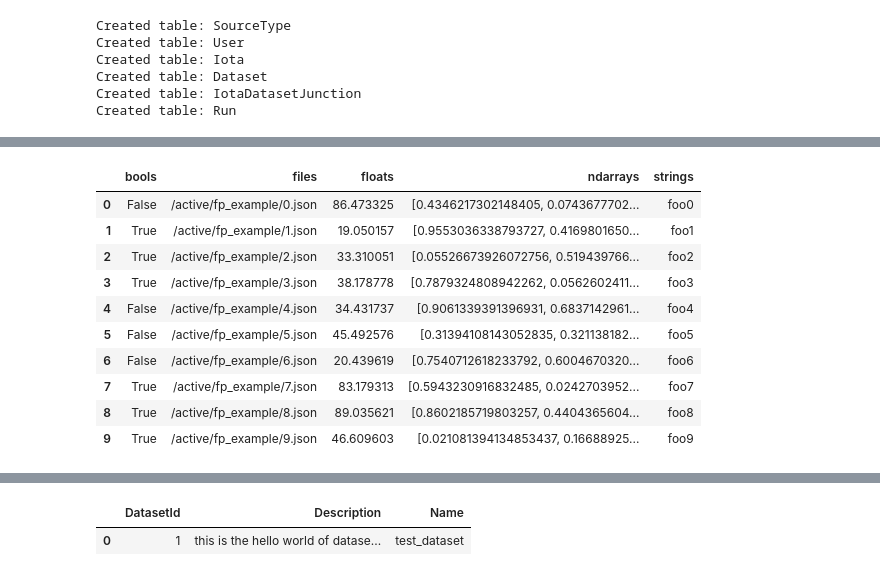
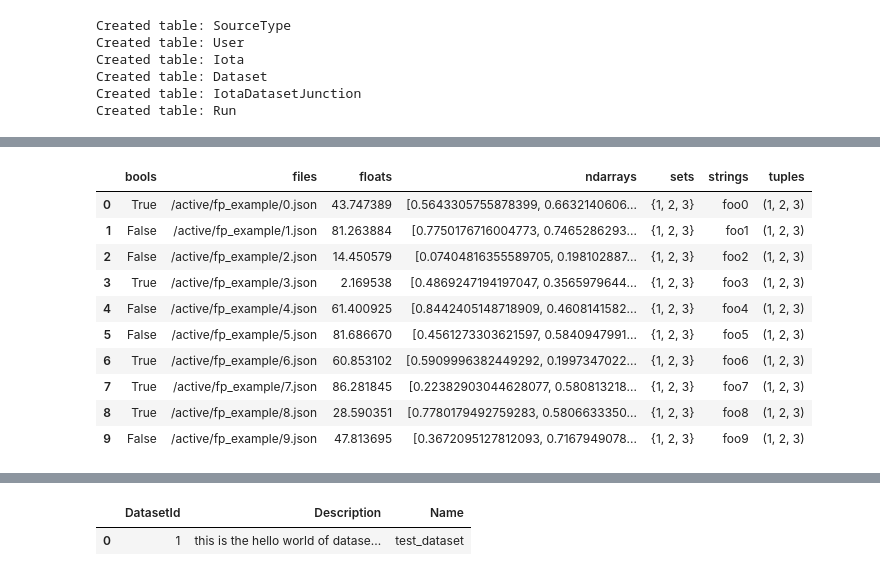
Before and after one commit to AllenCellModeling/datasetdatabase, a Jupyter notebook: examples/upload_and_get_dataset.ipynb, the cells around one changed output, grey strips where cells are left out. Drawn from its saved outputs; the diff is of its cells as text; code cells hidden in the pictures.

```diff
--- a/examples/upload_and_get_dataset.ipynb
+++ b/examples/upload_and_get_dataset.ipynb
@@ -37,35 +47,37 @@ Created table: Run
 # %%
 # create test upload dataset
 fp_ex = pathlib.Path("/active/fp_example/")
 if not os.path.exists(fp_ex):
     os.makedirs(fp_ex)
 
 test = []
 for i in range(10):
     fp =  fp_ex / (str(i) + ".json")
     with open(fp, "w") as write_out:
         json.dump({"hello": "world"}, write_out)
 
     d = {}
     d["strings"] = "foo" + str(i)
     d["bools"] = np.random.rand() < 0.5
     d["floats"] = np.random.rand() * 100
     d["ndarrays"] = np.random.rand(2)
+    d["tuples"] = tuple([1, 2, 3])
+    d["sets"] = set([1, 2, 3, 3, 3])
     d["files"] = str(fp)
     test.append(d)
 
 test = pd.DataFrame(test)
 test.to_csv(fp_ex / "example.csv")
 test
 # %% [output]
-|  | bools | files | floats | ndarrays | strings |
-| 0 | False | /active/fp_example/0.json | 86.473325 | [0.4346217302148405, 0.0743677702... | foo0 |
-| 1 | True | /active/fp_example/1.json | 19.050157 | [0.9553036338793727, 0.4169801650... | foo1 |
-| 2 | True | /active/fp_example/2.json | 33.310051 | [0.05526673926072756, 0.519439766... | foo2 |
-| 3 | True | /active/fp_example/3.json | 38.178778 | [0.7879324808942262, 0.0562602411... | foo3 |
-| 4 | False | /active/fp_example/4.json | 34.431737 | [0.9061339391396931, 0.6837142961... | foo4 |
-| 5 | False | /active/fp_example/5.json | 45.492576 | [0.31394108143052835, 0.321138182... | foo5 |
-| 6 | False | /active/fp_example/6.json | 20.439619 | [0.7540712618233792, 0.6004670320... | foo6 |
-| 7 | True | /active/fp_example/7.json | 83.179313 | [0.5943230916832485, 0.0242703952... | foo7 |
-| 8 | True | /active/fp_example/8.json | 89.035621 | [0.8602185719803257, 0.4404365604... | foo8 |
-| 9 | True | /active/fp_example/9.json | 46.609603 | [0.021081394134853437, 0.16688925... | foo9 |
+|  | bools | files | floats | ndarrays | sets | strings | tuples |
+| 0 | True | /active/fp_example/0.json | 43.747389 | [0.5643305755878399, 0.6632140606... | {1, 2, 3} | foo0 | (1, 2, 3) |
+| 1 | False | /active/fp_example/1.json | 81.263884 | [0.7750176716004773, 0.7465286293... | {1, 2, 3} | foo1 | (1, 2, 3) |
+| 2 | False | /active/fp_example/2.json | 14.450579 | [0.07404816355589705, 0.198102887... | {1, 2, 3} | foo2 | (1, 2, 3) |
+| 3 | True | /active/fp_example/3.json | 2.169538 | [0.4869247194197047, 0.3565979644... | {1, 2, 3} | foo3 | (1, 2, 3) |
+| 4 | False | /active/fp_example/4.json | 61.400925 | [0.8442405148718909, 0.4608141582... | {1, 2, 3} | foo4 | (1, 2, 3) |
+| 5 | False | /active/fp_example/5.json | 81.686670 | [0.4561273303621597, 0.5840947991... | {1, 2, 3} | foo5 | (1, 2, 3) |
+| 6 | True | /active/fp_example/6.json | 60.853102 | [0.5909996382449292, 0.1997347022... | {1, 2, 3} | foo6 | (1, 2, 3) |
+| 7 | True | /active/fp_example/7.json | 86.281845 | [0.22382903044628077, 0.580813218... | {1, 2, 3} | foo7 | (1, 2, 3) |
+| 8 | True | /active/fp_example/8.json | 28.590351 | [0.7780179492759283, 0.5806633350... | {1, 2, 3} | foo8 | (1, 2, 3) |
+| 9 | False | /active/fp_example/9.json | 47.813695 | [0.3672095127812093, 0.7167949078... | {1, 2, 3} | foo9 | (1, 2, 3) |
```
Also changed, not shown: parts of 22 cells of this notebook, 7 other files.
